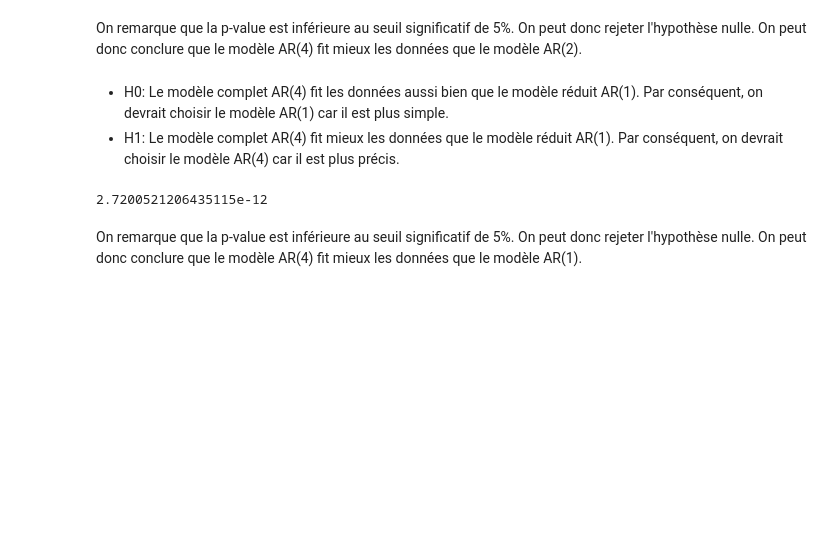
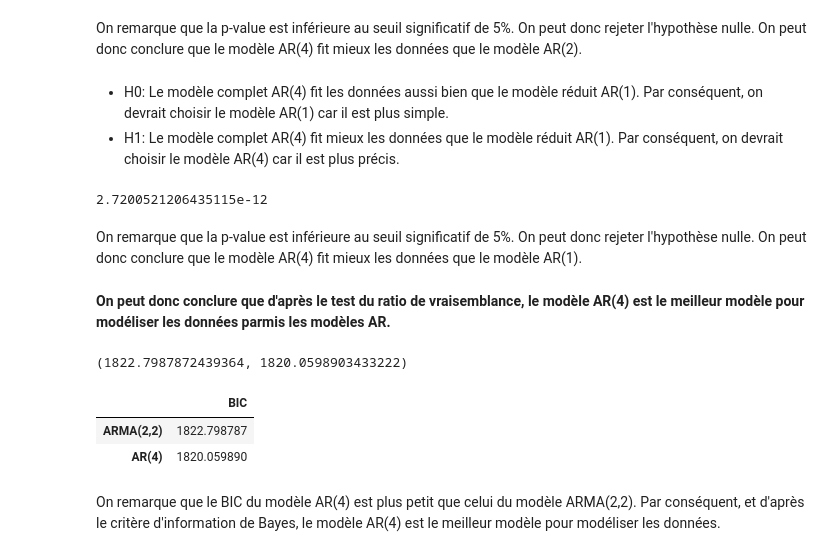
Before and after one commit to Thomas4390/econometrics_tp1, a Jupyter notebook: tp1.ipynb, the cells around one changed output. Saved outputs shown, nothing was run; the diff lists cells and outputs as text; code cells hidden in the pictures; blank space fills up the shorter version.

```diff
--- a/tp1.ipynb
+++ b/tp1.ipynb
@@ -326,3 +328,20 @@ compute_p_value_llr(arma_models["ARMA(1,0)"].llf,
 2.7200521206435115e-12
 # %% [markdown]
 On remarque que la p-value est inférieure au seuil significatif de 5%. On peut donc rejeter l'hypothèse nulle. On peut donc conclure que le modèle AR(4) fit mieux les données que le modèle AR(1).
+# %% [markdown]
+**On peut donc conclure que d'après le test du ratio de vraisemblance, le modèle AR(4) est le meilleur modèle pour modéliser les données parmis les modèles AR.**
+# %%
+# BIC test between AR(4) and ARMA(2,2)
+arma_models["ARMA(2,2)"].bic, arma_models["ARMA(4,0)"].bic
+# %% [output]
+(1822.7987872439364, 1820.0598903433222)
+# %%
+df_bic = pd.DataFrame({"BIC": [arma_models["ARMA(2,2)"].bic, arma_models["ARMA(4,0)"].bic]},
+                      index=["ARMA(2,2)", "AR(4)"])
+df_bic
+# %% [output]
+|  | BIC |
+| ARMA(2,2) | 1822.798787 |
+| AR(4) | 1820.059890 |
+# %% [markdown]
+On remarque que le BIC du modèle AR(4) est plus petit que celui du modèle ARMA(2,2). Par conséquent, et d'après le critère d'information de Bayes, le modèle AR(4) est le meilleur modèle pour modéliser les données.
```
Also changed, not shown: parts of 1 cell of this notebook.
